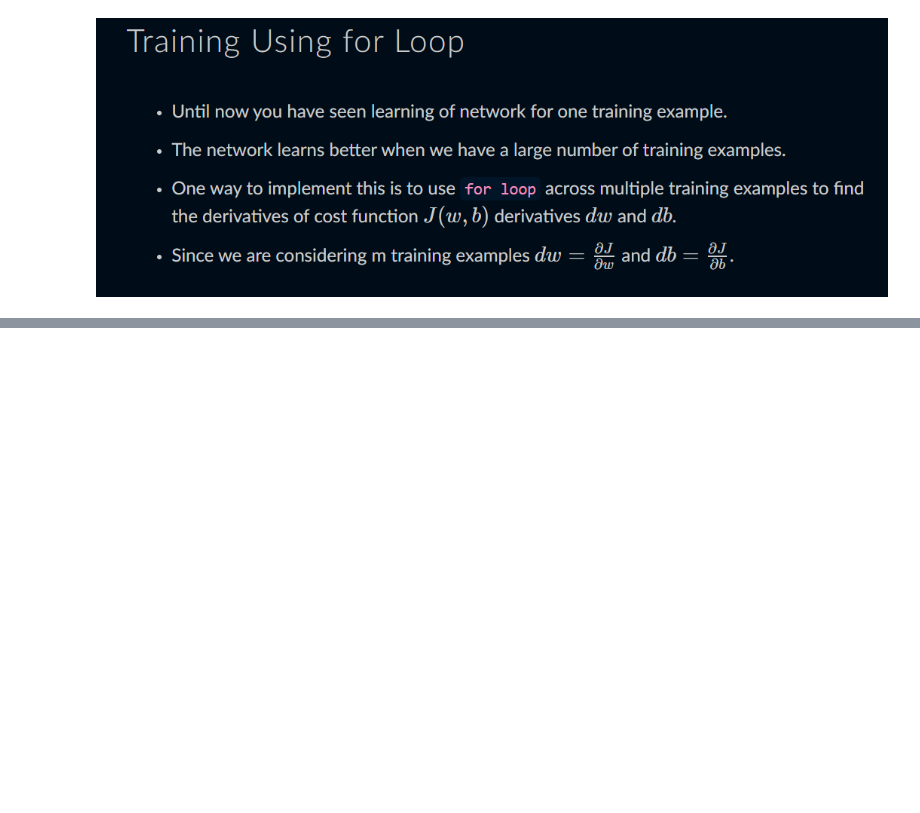
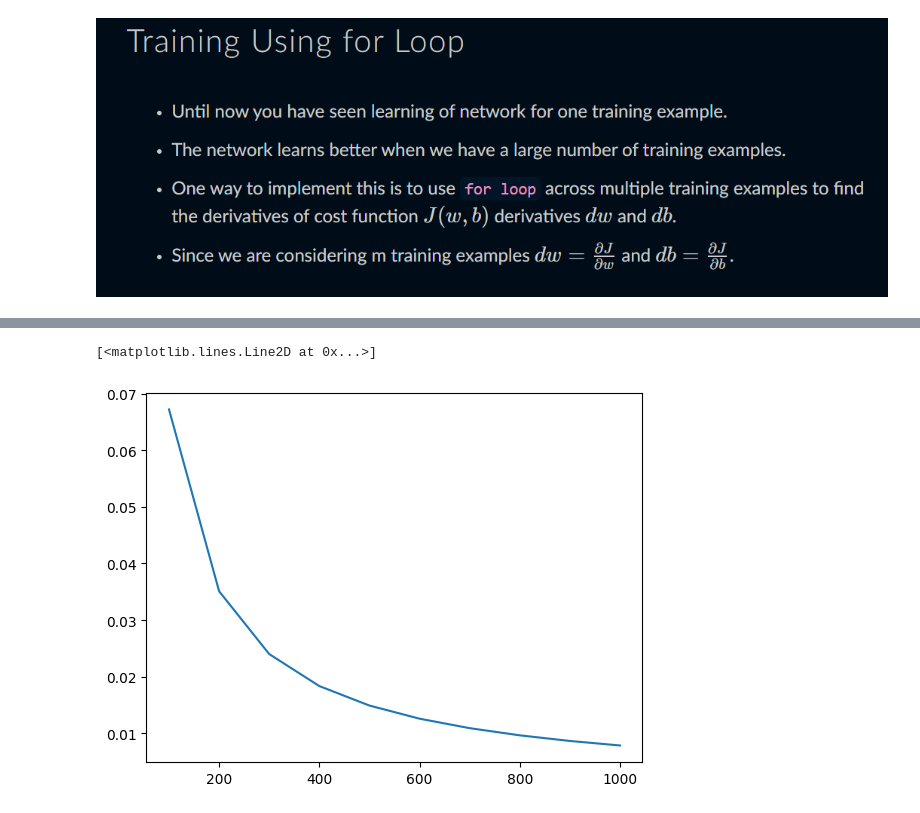
Before and after one commit to vvtrip/ml_manifestations, a Jupyter notebook: 13_DL/1_Neural_Networks_and_Deep_learning.ipynb, the cells around one changed output, grey strips where cells are left out. Saved outputs shown, nothing was run; the diff lists cells and outputs as text; code cells hidden in the pictures; blank space fills up the shorter version.

Commit message:
adds neural network implementation

```diff
--- a/13_DL/1_Neural_Networks_and_Deep_learning.ipynb
+++ b/13_DL/1_Neural_Networks_and_Deep_learning.ipynb
@@ -216,0 +276,9 @@ The following image shows the pseudo code for vectorized implementation of the s
+# %%
+# DEFINING ACTIVATION FUNCTION
+# Before going with the forward propagation, we need to define an activation function for the neuron.
+# Since this is a binary classification, let's consider a sigmoid function that maps any linear input to values between 0 to 1.
+# The sigmoid activation function is implemented as shown in the below code snippet.
+
+def sigmoid(z):
+
+  return 1/(1 + np.exp(-z))
@@ -216,0 +323,34 @@ The following image shows the pseudo code for vectorized implementation of the s
+# %%
+# DEFINE THE MODEL
+import pandas as pd
+import matplotlib.pyplot as plt
+
+def model(X, Y, num_iter, learning_rate):
+
+  num_features = X.shape[0]
+  num_samples = float(X.shape[1])
+  parameters = initialiseNetwork(num_features)
+  iter = []
+  cost_val = []
+
+  for i in range(1, num_iter+1):
+
+    A = forwardPropagation(X, Y, parameters)
+
+    if(i%100 == 0):
+      cst = cost(A, Y, num_samples)
+      print("cost after {} iteration: {}".format(i, cst))
+      iter.append(i)
+      cost_val.append(cst)
+
+    dW, db = backPropagration(X, Y, A, num_samples)
+
+    parameters = updateParameters(parameters, dW, db, learning_rate)
+
+  cost_df = pd.DataFrame({'iter':iter, 'cost':cost_val})
+  return parameters, cost_df
+# %%
+# TRAINING THE MODEL
+# Train the model using iris dataset with learning rate 0.1 and number of iteration equal to 1000.
+
+parameters, cost_df = model(X_data, Y, 1000, 0.1)
@@ -216,0 +368,5 @@ The following image shows the pseudo code for vectorized implementation of the s
+# %%
+plt.plot('iter','cost',  data=cost_df)
+# %% [output]
+[<matplotlib.lines.Line2D at 0x...>]
+[figure, added]
```
Also changed, not shown: parts of 10 cells of this notebook.
